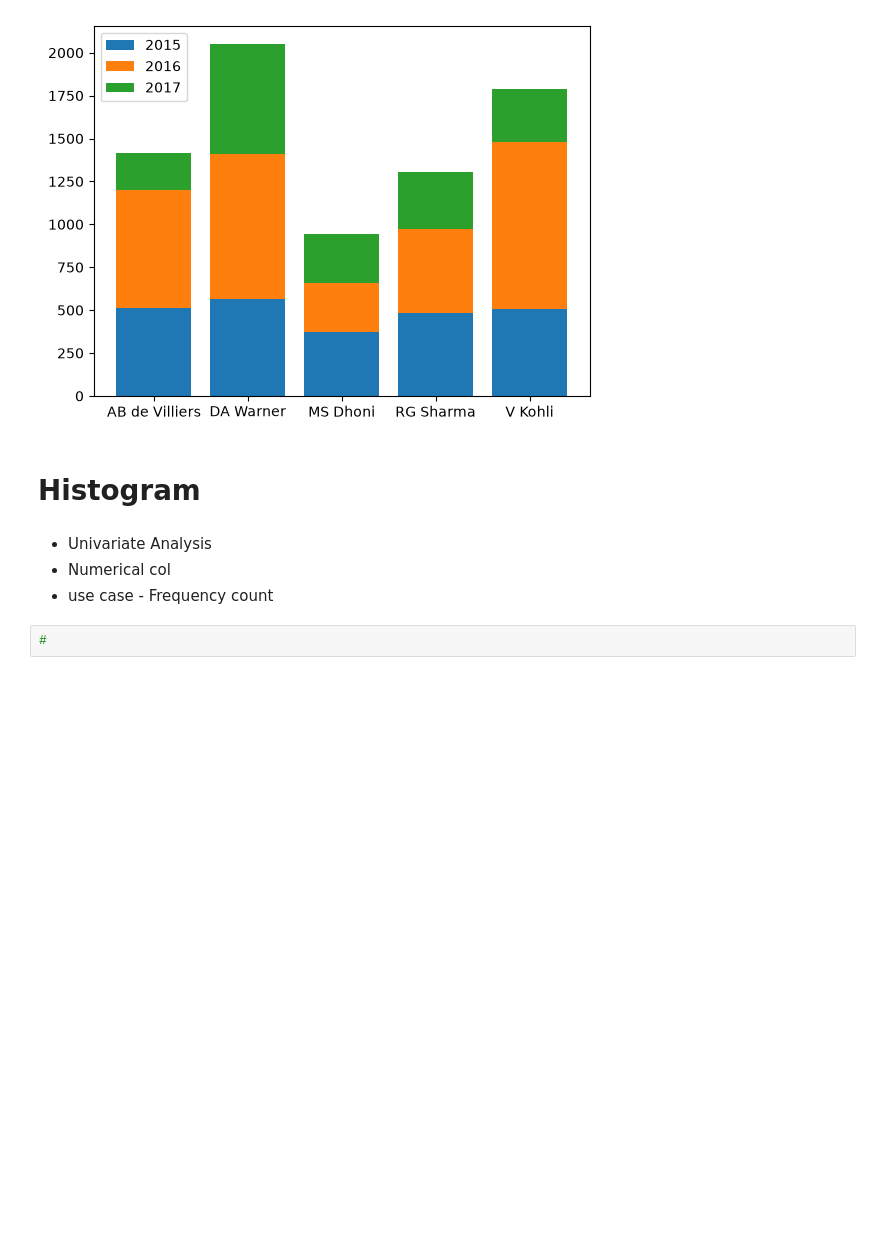
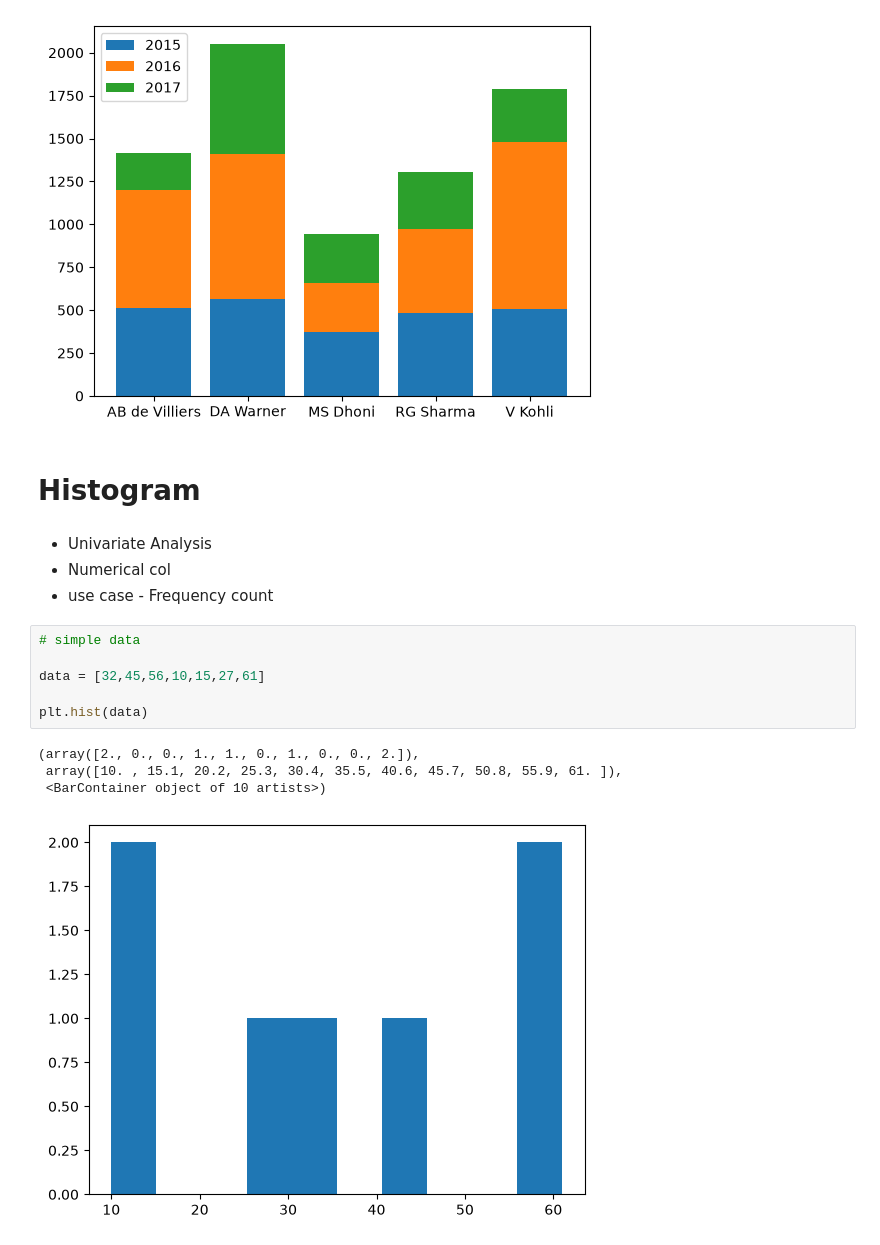
Before and after one commit to KishanG02/Jupyterfiles, a Jupyter notebook: Learn_matplotlib_session23.ipynb, the cells around one changed output. Saved outputs shown, nothing was run; the diff lists cells and outputs as text; blank space fills up the shorter version.

```diff
--- a/Learn_matplotlib_session23.ipynb
+++ b/Learn_matplotlib_session23.ipynb
@@ -285,4 +285,13 @@ plt.legend()
 - Numerical col
 - use case - Frequency count
 # %%
-#
+# simple data
+
+data = [32,45,56,10,15,27,61]
+
+plt.hist(data)
+# %% [output]
+(array([2., 0., 0., 1., 1., 0., 1., 0., 0., 2.]),
+ array([10. , 15.1, 20.2, 25.3, 30.4, 35.5, 40.6, 45.7, 50.8, 55.9, 61. ]),
+ <BarContainer object of 10 artists>)
+[figure, added]
```
Also changed, not shown: parts of 19 cells of this notebook, 7 other files.
